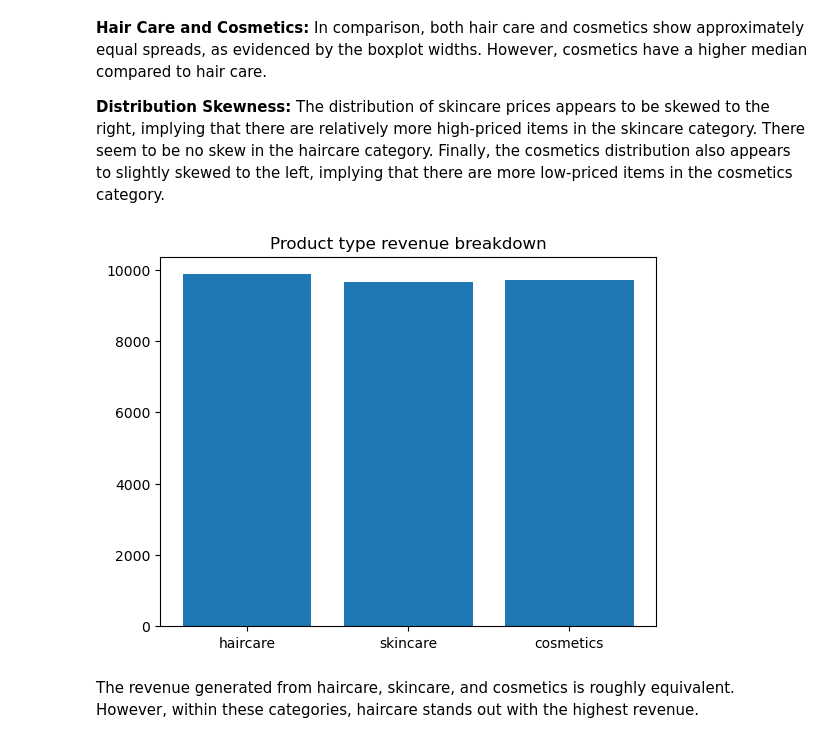
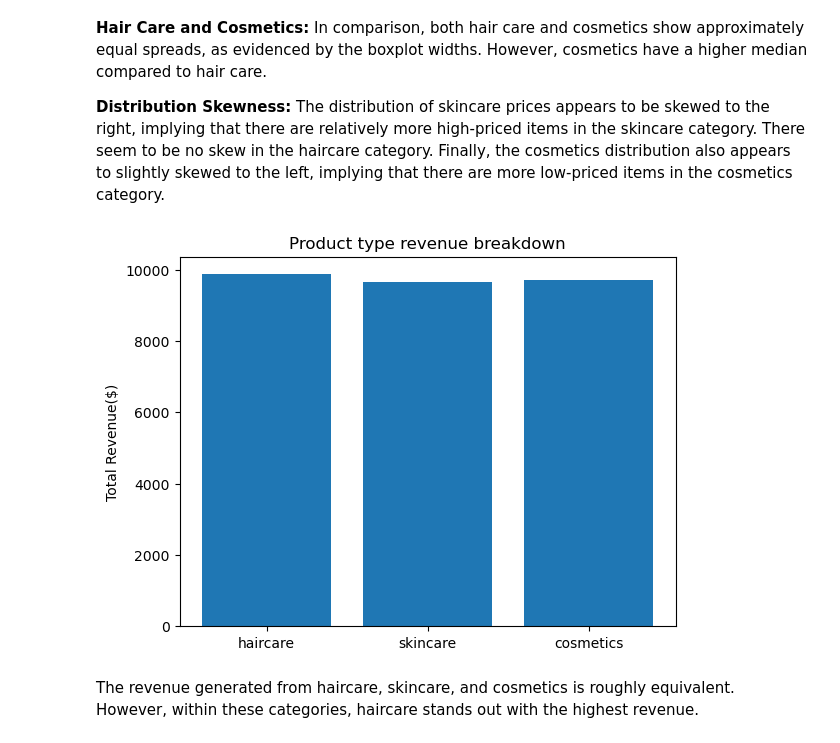
Before and after one commit to Kholeka98/Data_Cleaning_Excel, a Jupyter notebook: Exploratory data analysis -checkpoint.ipynb, the cells around one changed output. Drawn from its saved outputs; the diff is of its cells as text; code cells hidden in the pictures.

```diff
--- a/Exploratory data analysis -checkpoint.ipynb
+++ b/Exploratory data analysis -checkpoint.ipynb
@@ -194,10 +194,11 @@ Finally, the cosmetics distribution also appears to slightly skewed to the left,
 # %%
 # Creating bar plot
 plt.bar(x= 'Product type', height = 'Revenue generated($)',data = df1)
+plt.ylabel( "Total Revenue($)")
 plt.title('Product type revenue breakdown')
 plt.show()
 # %% [output]
-[figure, old version]
+[figure, new version]
 # %% [markdown]
 The revenue generated from haircare, skincare, and cosmetics is roughly equivalent. However, within these categories, haircare stands out with the highest revenue.
 # %% [markdown]
```
Also changed, not shown: parts of 1 cell of this notebook.
